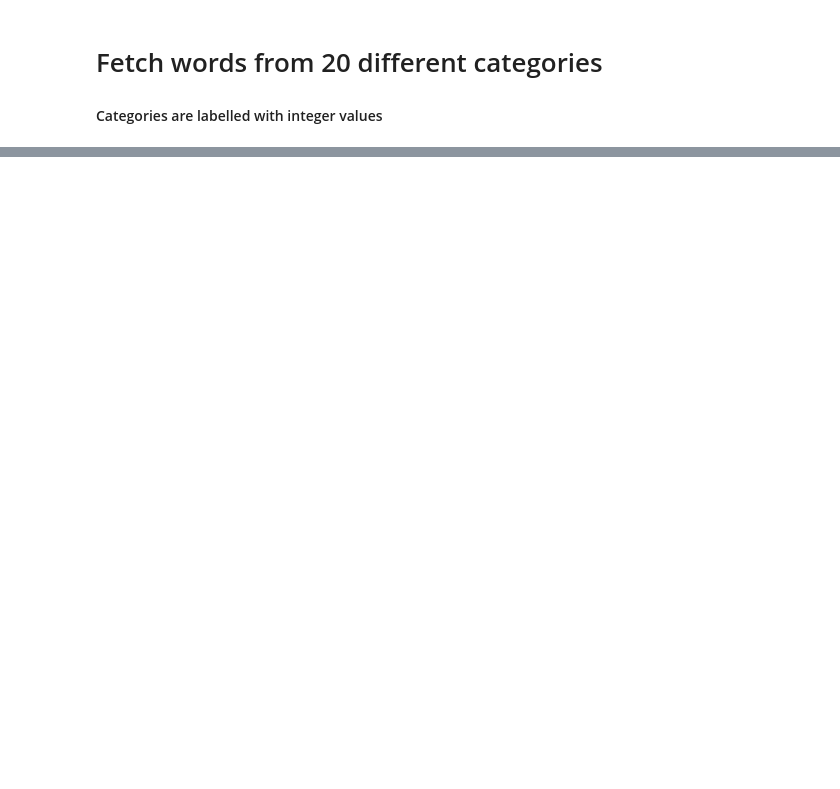
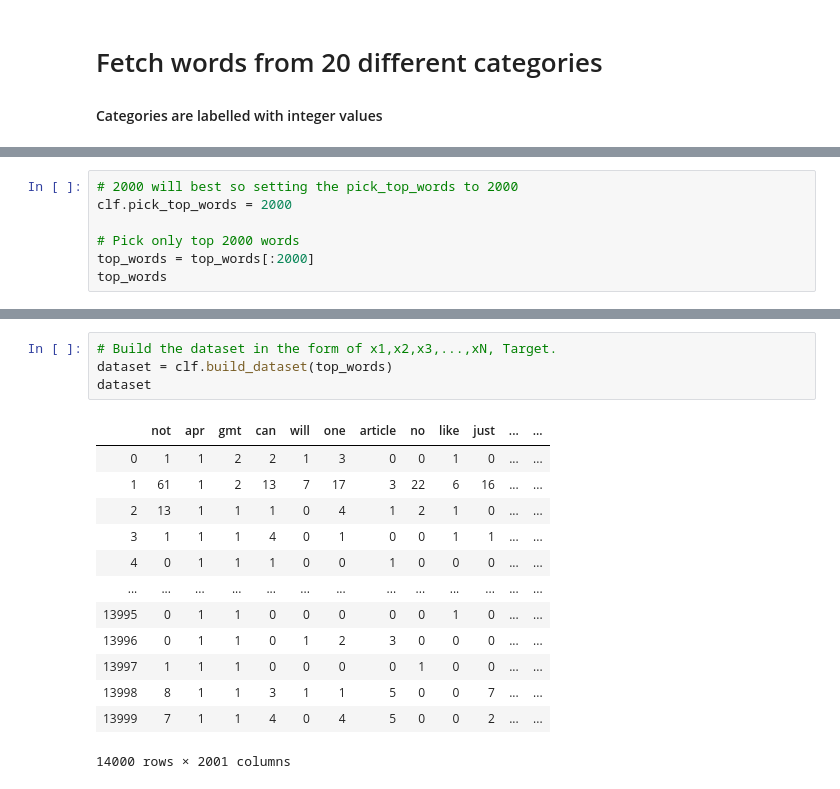
Before and after one commit to gourab-sinha/Machine_Learning, a Jupyter notebook: Naive Bayes Classifier/Project/Text_Classification.ipynb, the cells around one changed output, grey strips where cells are left out. Saved outputs shown, nothing was run; the diff lists cells and outputs as text; blank space fills up the shorter version.

```diff
--- a/Naive Bayes Classifier/Project/Text_Classification.ipynb
+++ b/Naive Bayes Classifier/Project/Text_Classification.ipynb
@@ -166,0 +330,7 @@ print(*dataset.iloc[6400])
+# %%
+# 2000 will best so setting the pick_top_words to 2000
+clf.pick_top_words = 2000
+
+# Pick only top 2000 words
+top_words = top_words[:2000]
+top_words
@@ -166,0 +355,18 @@ print(*dataset.iloc[6400])
+# %%
+# Build the dataset in the form of x1,x2,x3,...,xN, Target.
+dataset = clf.build_dataset(top_words)
+dataset
+# %% [output]
+|  | not | apr | gmt | can | will | one | article | no | like | just | ... | ... |
+| 0 | 1 | 1 | 2 | 2 | 1 | 3 | 0 | 0 | 1 | 0 | ... | ... |
+| 1 | 61 | 1 | 2 | 13 | 7 | 17 | 3 | 22 | 6 | 16 | ... | ... |
+| 2 | 13 | 1 | 1 | 1 | 0 | 4 | 1 | 2 | 1 | 0 | ... | ... |
+| 3 | 1 | 1 | 1 | 4 | 0 | 1 | 0 | 0 | 1 | 1 | ... | ... |
+| 4 | 0 | 1 | 1 | 1 | 0 | 0 | 1 | 0 | 0 | 0 | ... | ... |
+| ... | ... | ... | ... | ... | ... | ... | ... | ... | ... | ... | ... | ... |
+| 13995 | 0 | 1 | 1 | 0 | 0 | 0 | 0 | 0 | 1 | 0 | ... | ... |
+| 13996 | 0 | 1 | 1 | 0 | 1 | 2 | 3 | 0 | 0 | 0 | ... | ... |
+| 13997 | 1 | 1 | 1 | 0 | 0 | 0 | 0 | 1 | 0 | 0 | ... | ... |
+| 13998 | 8 | 1 | 1 | 3 | 1 | 1 | 5 | 0 | 0 | 7 | ... | ... |
+| 13999 | 7 | 1 | 1 | 4 | 0 | 4 | 5 | 0 | 0 | 2 | ... | ... |
+14000 rows × 2001 columns
```
Also changed, not shown: parts of 11 cells of this notebook.
